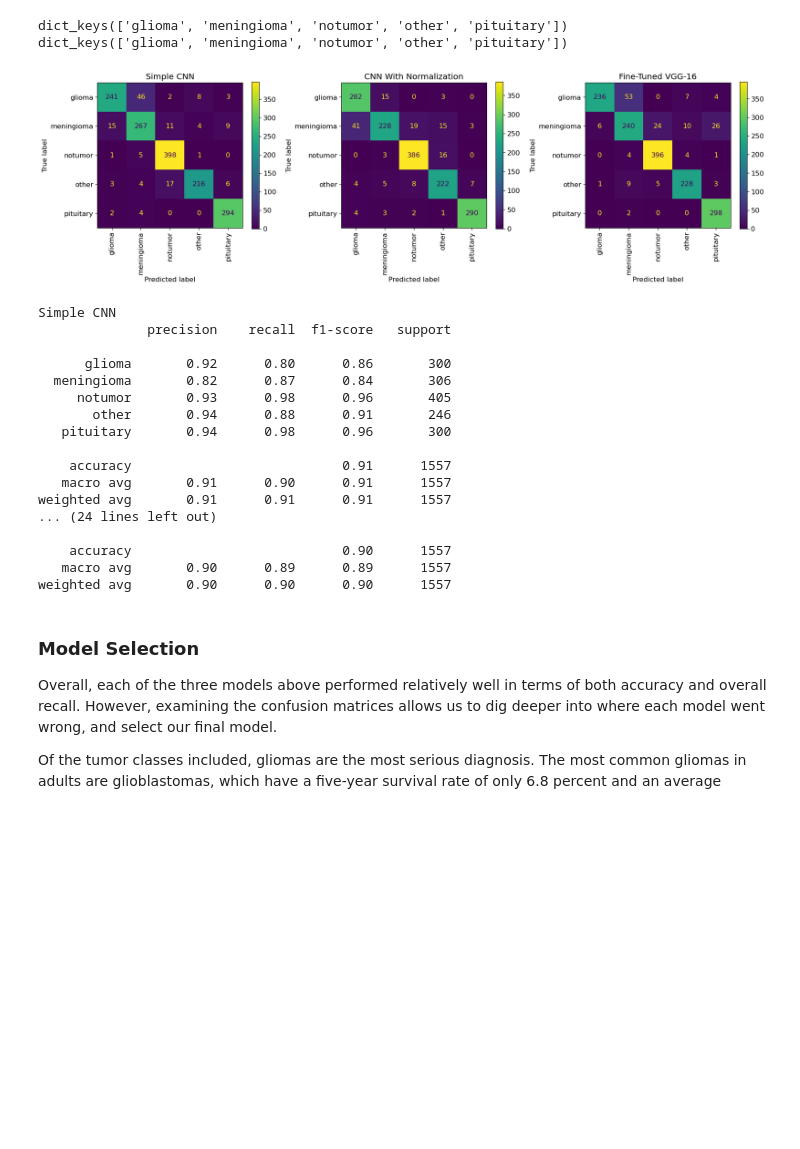
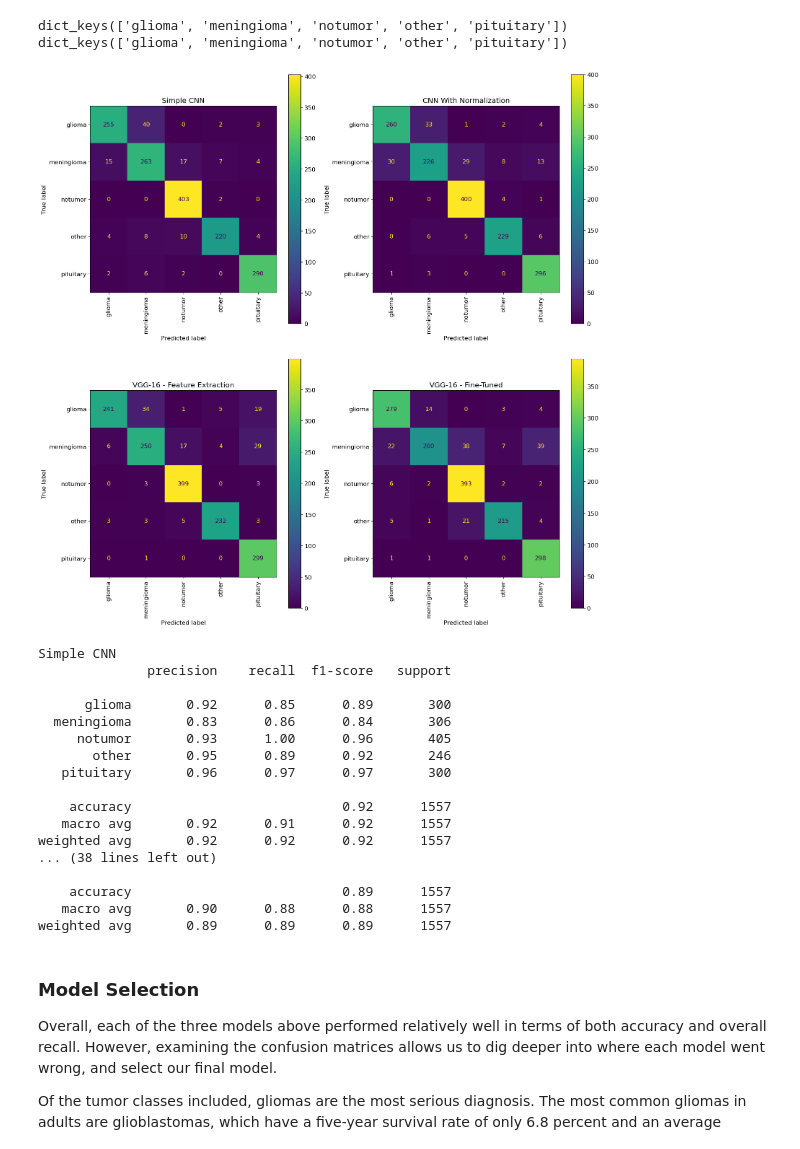
Before and after one commit to emgerber88/brain_tumor_CNN_classifier, a Jupyter notebook: Brain_Tumor_CNN_Modeling.ipynb, the cells around one changed output. Saved outputs shown, nothing was run; the diff lists cells and outputs as text; code cells hidden in the pictures; blank space fills up the shorter version.

Commit message:
reran models with learning rate scheduler

```diff
--- a/Brain_Tumor_CNN_Modeling.ipynb
+++ b/Brain_Tumor_CNN_Modeling.ipynb
@@ -733,6 +746,6 @@ vggmodel.compile(optimizer=opt, loss=cce,  metrics=['accuracy'])
 vgg_model_feats = vggmodel.fit(train_generator_vgg,
                        verbose = 1,
                        validation_data = test_generator_vgg,
-                       epochs=30,
-                       callbacks = [callback])
+                       epochs=50,
+                       callbacks = [es, sched])
 # %% [output]
@@ -839,9 +852,9 @@ vggmodel_finetune.add(Dense(5, activation='softmax'))
 
 # compile and fit model
 vggmodel_finetune.compile(optimizer=opt, loss=cce,  metrics=['accuracy'])
-vgg_model_finetune = vggmodel_finetune.fit(train_generator_vgg,
+finetune_vgg = vggmodel_finetune.fit(train_generator_vgg,
                        verbose = 1,
                        validation_data = test_generator_vgg,
-                       epochs=30,
-                       callbacks = [callback])
+                       epochs=50,
+                       callbacks = [es, sched])
 # %% [output]
@@ -895,5 +908,6 @@ To examine the results of each model, we'll need to generate predictions for our
 # generate predictions for three top models
 y_pred_conv = model_conv.predict(test_generator_aug, batch_size = batch_size)
 y_pred_conv_drop = model_conv_drop.predict(test_generator_aug, batch_size = batch_size)
-y_pred_vgg = vggmodel_finetune.predict(test_generator_vgg)
+y_pred_vgg = vggmodel.predict(test_generator_vgg)
+y_pred_vgg_finetune = vggmodel_finetune.predict(test_generator_vgg)
 # %% [output]
@@ -909,6 +924,8 @@ y_pred_classes_conv_drop = np.argmax(y_pred_conv_drop, axis=1)
 y_true_classes_conv_drop = test_generator_aug.classes
 y_pred_classes_vgg = np.argmax(y_pred_vgg, axis=1)
 y_true_classes_vgg = test_generator_vgg.classes
+y_pred_classes_vgg_finetune = np.argmax(y_pred_vgg_finetune, axis=1)
+y_true_classes_vgg_finetune = test_generator_vgg.classes
 # %%
 # confirm order of classes for each generator
 print(test_generator_aug.class_indices.keys())
@@ -918,31 +935,36 @@ dict_keys(['glioma', 'meningioma', 'notumor', 'other', 'pituitary'])
 dict_keys(['glioma', 'meningioma', 'notumor', 'other', 'pituitary'])
 # %%
 # instantiate figure
-fig, axes = plt.subplots(figsize = (18, 5), ncols = 3)
+fig, axes = plt.subplots(figsize = (16, 16), ncols = 2, nrows = 2)
 report_labels = ['glioma', 'meningioma', 'notumor', 'other', 'pituitary']
 
 # plot confusion matrices for each model
 ConfusionMatrixDisplay.from_predictions(y_true_classes_conv, y_pred_classes_conv,
                                         display_labels = report_labels,
                                         xticks_rotation = 90,
-                                        ax = axes[0])
+                                        ax = axes[0, 0])
 ConfusionMatrixDisplay.from_predictions(y_true_classes_conv_drop, y_pred_classes_conv_drop,
                                         display_labels = report_labels,
                                         xticks_rotation = 90,
-                                        ax = axes[1])
+                                        ax = axes[0, 1])
 ConfusionMatrixDisplay.from_predictions(y_true_classes_vgg, y_pred_classes_vgg,
                                         display_labels = report_labels,
                                         xticks_rotation = 90,
-                                        ax = axes[2])
+                                        ax = axes[1, 0])
+ConfusionMatrixDisplay.from_predictions(y_true_classes_vgg_finetune, y_pred_classes_vgg_finetune,
+                                        display_labels = report_labels,
+                                        xticks_rotation = 90,
+                                        ax = axes[1, 1])
 
-axes[0].set_title('Simple CNN')
-axes[1].set_title('CNN With Normalization')
-axes[2].set_title('Fine-Tuned VGG-16')
+axes[0,0].set_title('Simple CNN')
+axes[0,1].set_title('CNN With Normalization')
+axes[1,0].set_title('VGG-16 - Feature Extraction')
+axes[1,1].set_title('VGG-16 - Fine-Tuned')
 
 plt.tight_layout()
 plt.show();
 # %% [output]
-[figure, old version]
+[figure, new version]
 # %%
 print('Simple CNN')
 print(classification_report(test_generator_aug.classes, y_pred_classes_conv, target_names = report_labels))
@@ -950,26 +972,29 @@ print('--------------------------------------------------------')
 print('CNN With Regularization')
 print(classification_report(test_generator_aug.classes, y_pred_classes_conv_drop, target_names = report_labels))
 print('--------------------------------------------------------')
+print('VGG-16 - Feature Extraction')
+print(classification_report(test_generator_aug.classes, y_pred_classes_vgg, target_names = report_labels))
+print('--------------------------------------------------------')
 print('Fine-Tuned VGG-16')
-print(classification_report(test_generator_vgg.classes, y_pred_classes_vgg, target_names = report_labels))
+print(classification_report(test_generator_vgg.classes, y_pred_classes_vgg_finetune, target_names = report_labels))
 # %% [output]
 Simple CNN
               precision    recall  f1-score   support
 
-      glioma       0.92      0.80      0.86       300
-  meningioma       0.82      0.87      0.84       306
-     notumor       0.93      0.98      0.96       405
-       other       0.94      0.88      0.91       246
-   pituitary       0.94      0.98      0.96       300
+      glioma       0.92      0.85      0.89       300
+  meningioma       0.83      0.86      0.84       306
+     notumor       0.93      1.00      0.96       405
+       other       0.95      0.89      0.92       246
+   pituitary       0.96      0.97      0.97       300
 
-    accuracy                           0.91      1557
-   macro avg       0.91      0.90      0.91      1557
-weighted avg       0.91      0.91      0.91      1557
-... (24 lines left out)
+    accuracy                           0.92      1557
+   macro avg       0.92      0.91      0.92      1557
+weighted avg       0.92      0.92      0.92      1557
+... (38 lines left out)
 
-    accuracy                           0.90      1557
-   macro avg       0.90      0.89      0.89      1557
-weighted avg       0.90      0.90      0.90      1557
+    accuracy                           0.89      1557
+   macro avg       0.90      0.88      0.88      1557
+weighted avg       0.89      0.89      0.89      1557
 # %% [markdown]
 ### Model Selection
 Overall, each of the three models above performed relatively well in terms of both accuracy and overall recall. However, examining the confusion matrices allows us to dig deeper into where each model went wrong, and select our final model.
```
Also changed, not shown: parts of 44 cells of this notebook.
